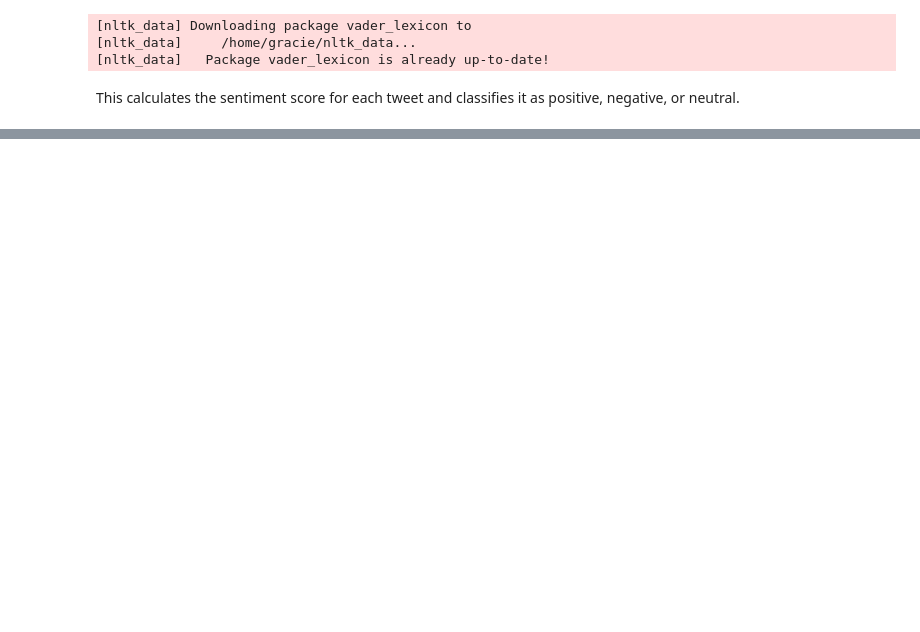
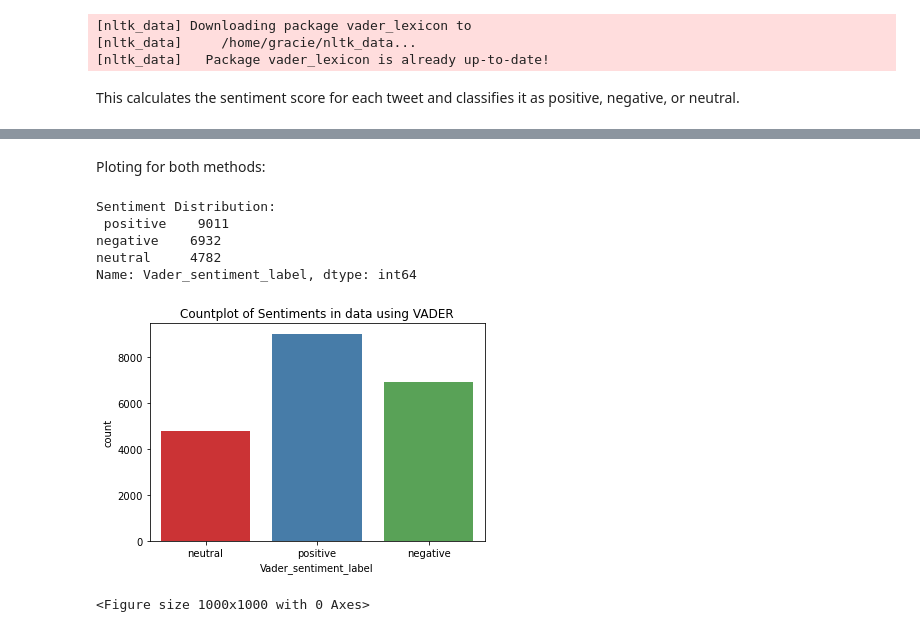
Before and after one commit to clydeochieng/Sentiment-Analysis-on-Kenya-Power-Customer-Experience, a Jupyter notebook: index.ipynb, the cells around one changed output, grey strips where cells are left out. Cells and saved outputs as stored; diff of their text form; code cells hidden in the pictures; blank space fills up the shorter version.

Commit message:
Plotting sentiments

```diff
--- a/index.ipynb
+++ b/index.ipynb
@@ -438,0 +463,6 @@ NameError: name 'cleaned_df' is not defined
+# %%
+keywords = ['transformer', 'bill', 'blackout', 'interruption', 'meter', 'connection', 'tokens', 'service', 'restored', 'delayed', 'power', 'stima']
+
+# Create columns for each keyword
+for keyword in keywords:
+    cleaned_df[keyword] = cleaned_df['Post'].str.contains(keyword, case=False, na=False)
@@ -438,0 +485,25 @@ NameError: name 'cleaned_df' is not defined
+# %% [markdown]
+Ploting for both methods:
+# %%
+# Overall sentiment distribution
+sentiment_distribution = cleaned_df['Vader_sentiment_label'].value_counts()
+print("Sentiment Distribution:\n", sentiment_distribution)
+# %% [output]
+Sentiment Distribution:
+ positive    9011
+negative    6932
+neutral     4782
+Name: Vader_sentiment_label, dtype: int64
+# %%
+# Displaying the sentiments on a countplot
+
+import seaborn as sns
+import matplotlib.pyplot as plt
+
+sns.countplot(x = 'Vader_sentiment_label',data = cleaned_df,palette='Set1' )
+plt.title('Countplot of Sentiments in data using VADER')
+plt.figure(figsize=(10,10),dpi=100)
+plt.show()
+# %% [output]
+[figure, added]
+<Figure size 1000x1000 with 0 Axes>
```
Also changed, not shown: parts of 14 cells of this notebook.
